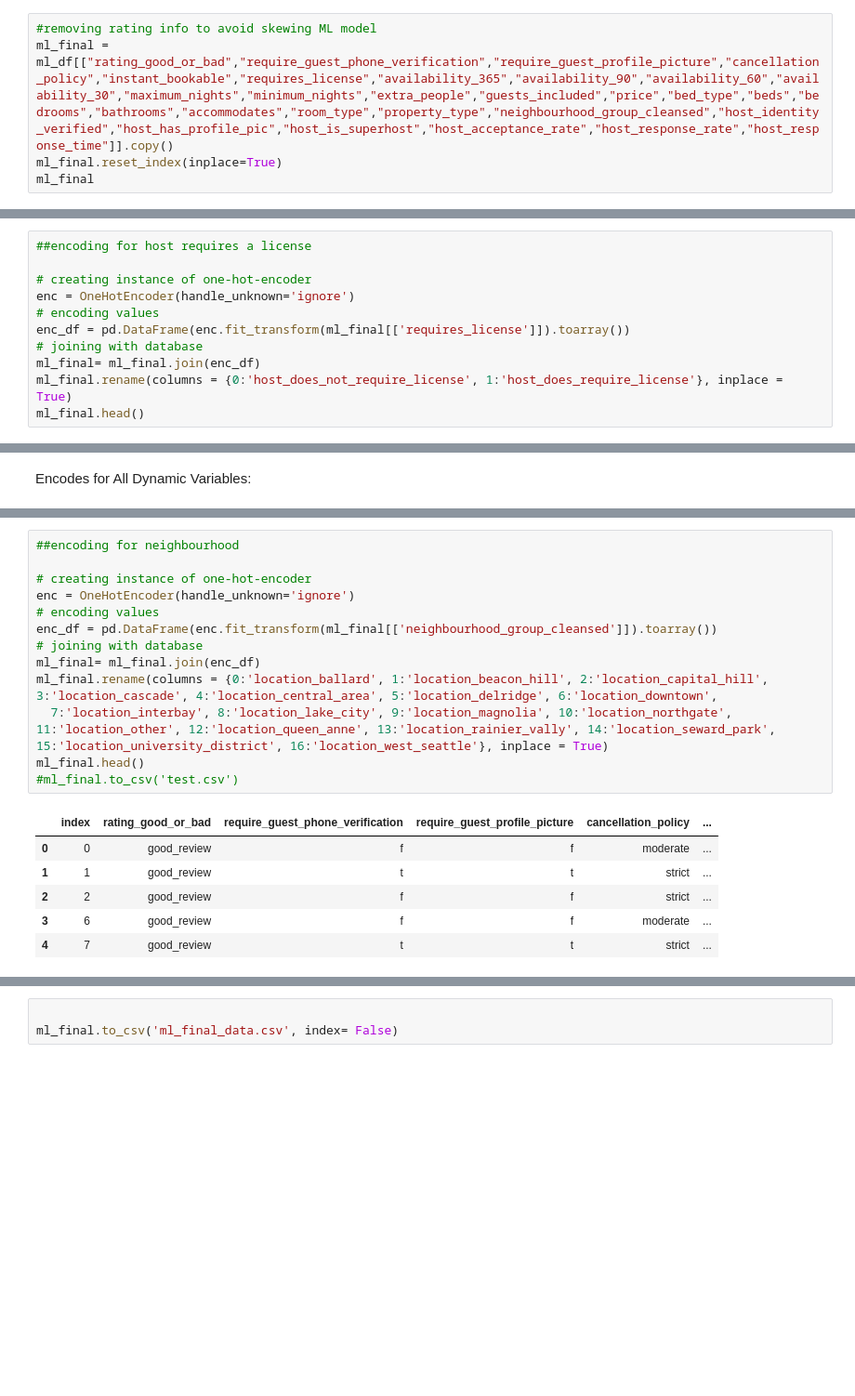
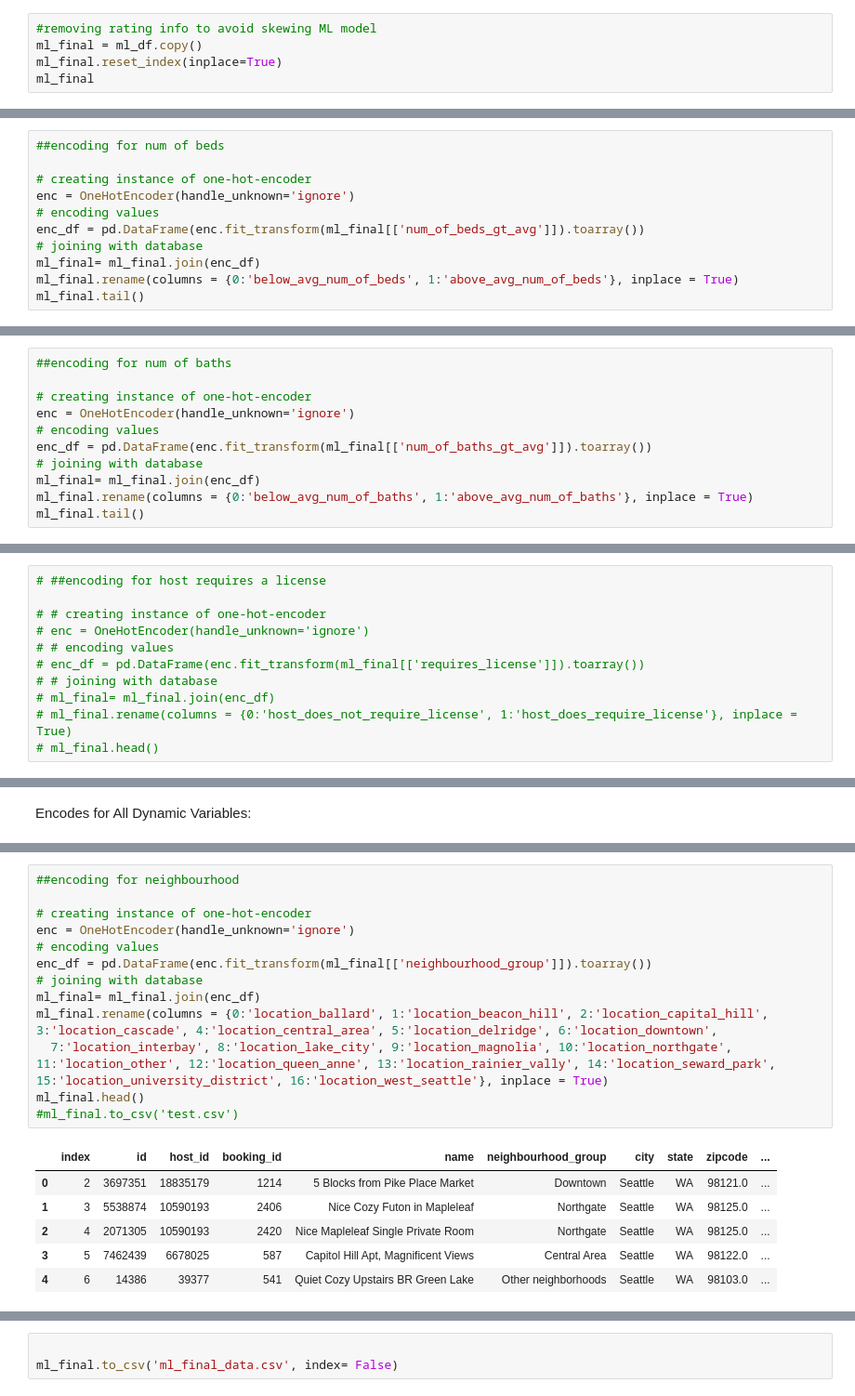
Before and after one commit to BSC1014/Final_Project_Team_5, a Jupyter notebook: ETL.IPYNB, the cells around one changed output, grey strips where cells are left out. Shown at 93% size. Saved outputs shown, nothing was run; the diff lists cells and outputs as text; blank space fills up the shorter version.

```diff
--- a/ETL.IPYNB
+++ b/ETL.IPYNB
@@ -113,7 +219,7 @@ good_review    1493
 Name: reviews_per_month, dtype: int64
 # %%
 #removing rating info to avoid skewing ML model
-ml_final = ml_df[["rating_good_or_bad","require_guest_phone_verification","require_guest_profile_picture","cancellation_policy","instant_bookable","requires_license","availability_365","availability_90","availability_60","availability_30","maximum_nights","minimum_nights","extra_people","guests_included","price","bed_type","beds","bedrooms","bathrooms","accommodates","room_type","property_type","neighbourhood_group_cleansed","host_identity_verified","host_has_profile_pic","host_is_superhost","host_acceptance_rate","host_response_rate","host_response_time"]].copy()
+ml_final = ml_df.copy()
 ml_final.reset_index(inplace=True)
 ml_final
 # %% [output]
@@ -134,0 +322,11 @@ Encodes for All True and False Variables:
+# %%
+##encoding for num of beds
+
+# creating instance of one-hot-encoder
+enc = OneHotEncoder(handle_unknown='ignore')
+# encoding values
+enc_df = pd.DataFrame(enc.fit_transform(ml_final[['num_of_beds_gt_avg']]).toarray())
+# joining with database
+ml_final= ml_final.join(enc_df)
+ml_final.rename(columns = {0:'below_avg_num_of_beds', 1:'above_avg_num_of_beds'}, inplace = True)
+ml_final.tail()
@@ -134,0 +341,11 @@ Encodes for All True and False Variables:
+# %%
+##encoding for num of baths
+
+# creating instance of one-hot-encoder
+enc = OneHotEncoder(handle_unknown='ignore')
+# encoding values
+enc_df = pd.DataFrame(enc.fit_transform(ml_final[['num_of_baths_gt_avg']]).toarray())
+# joining with database
+ml_final= ml_final.join(enc_df)
+ml_final.rename(columns = {0:'below_avg_num_of_baths', 1:'above_avg_num_of_baths'}, inplace = True)
+ml_final.tail()
@@ -194,11 +419,11 @@ ml_final.head()
 # %%
-##encoding for host requires a license
+# ##encoding for host requires a license
 
-# creating instance of one-hot-encoder
-enc = OneHotEncoder(handle_unknown='ignore')
-# encoding values
-enc_df = pd.DataFrame(enc.fit_transform(ml_final[['requires_license']]).toarray())
-# joining with database
-ml_final= ml_final.join(enc_df)
-ml_final.rename(columns = {0:'host_does_not_require_license', 1:'host_does_require_license'}, inplace = True)
-ml_final.head()
+# # creating instance of one-hot-encoder
+# enc = OneHotEncoder(handle_unknown='ignore')
+# # encoding values
+# enc_df = pd.DataFrame(enc.fit_transform(ml_final[['requires_license']]).toarray())
+# # joining with database
+# ml_final= ml_final.join(enc_df)
+# ml_final.rename(columns = {0:'host_does_not_require_license', 1:'host_does_require_license'}, inplace = True)
+# ml_final.head()
@@ -292,20 +509,20 @@ ml_final.head()
 # %%
 ##encoding for neighbourhood
 
 # creating instance of one-hot-encoder
 enc = OneHotEncoder(handle_unknown='ignore')
 # encoding values
-enc_df = pd.DataFrame(enc.fit_transform(ml_final[['neighbourhood_group_cleansed']]).toarray())
+enc_df = pd.DataFrame(enc.fit_transform(ml_final[['neighbourhood_group']]).toarray())
 # joining with database
 ml_final= ml_final.join(enc_df)
 ml_final.rename(columns = {0:'location_ballard', 1:'location_beacon_hill', 2:'location_capital_hill', 3:'location_cascade', 4:'location_central_area', 5:'location_delridge', 6:'location_downtown',
   7:'location_interbay', 8:'location_lake_city', 9:'location_magnolia', 10:'location_northgate', 11:'location_other', 12:'location_queen_anne', 13:'location_rainier_vally', 14:'location_seward_park', 15:'location_university_district', 16:'location_west_seattle'}, inplace = True)
 ml_final.head()
 #ml_final.to_csv('test.csv')
 # %% [output]
-|  | index | rating_good_or_bad | require_guest_phone_verification | require_guest_profile_picture | cancellation_policy | ... |
-| 0 | 0 | good_review | f | f | moderate | ... |
-| 1 | 1 | good_review | t | t | strict | ... |
-| 2 | 2 | good_review | f | f | strict | ... |
-| 3 | 6 | good_review | f | f | moderate | ... |
-| 4 | 7 | good_review | t | t | strict | ... |
+|  | index | id | host_id | booking_id | name | neighbourhood_group | city | state | zipcode | ... |
+| 0 | 2 | 3697351 | 18835179 | 1214 | 5 Blocks from Pike Place Market | Downtown | Seattle | WA | 98121.0 | ... |
+| 1 | 3 | 5538874 | 10590193 | 2406 | Nice Cozy Futon in Mapleleaf | Northgate | Seattle | WA | 98125.0 | ... |
+| 2 | 4 | 2071305 | 10590193 | 2420 | Nice Mapleleaf Single Private Room | Northgate | Seattle | WA | 98125.0 | ... |
+| 3 | 5 | 7462439 | 6678025 | 587 | Capitol Hill Apt, Magnificent Views | Central Area | Seattle | WA | 98122.0 | ... |
+| 4 | 6 | 14386 | 39377 | 541 | Quiet Cozy Upstairs BR Green Lake | Other neighborhoods | Seattle | WA | 98103.0 | ... |
```
Also changed, not shown: parts of 35 cells of this notebook, 2 other files.
